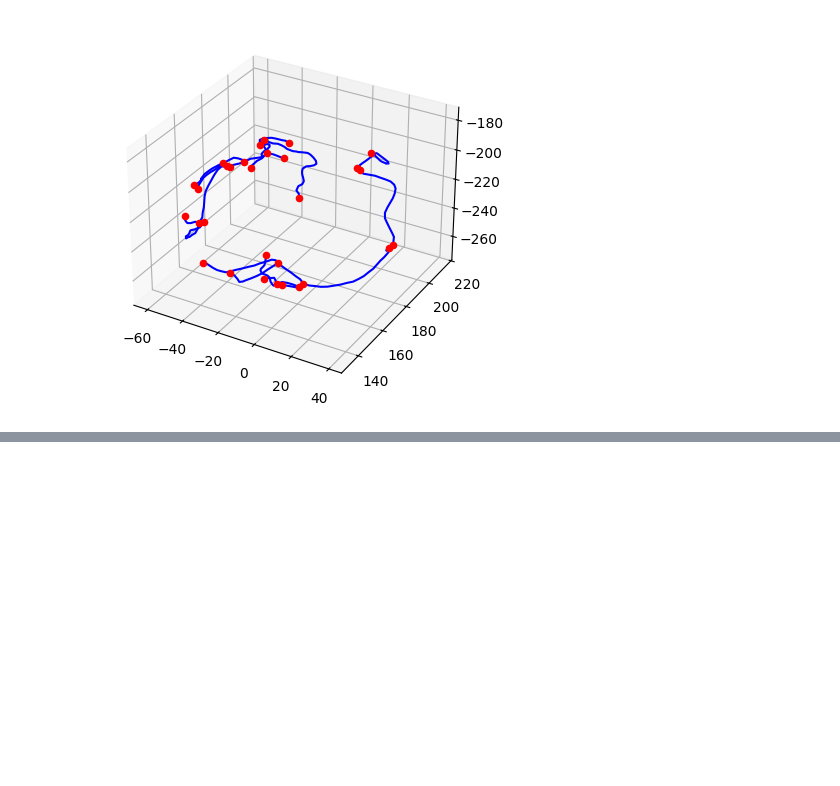
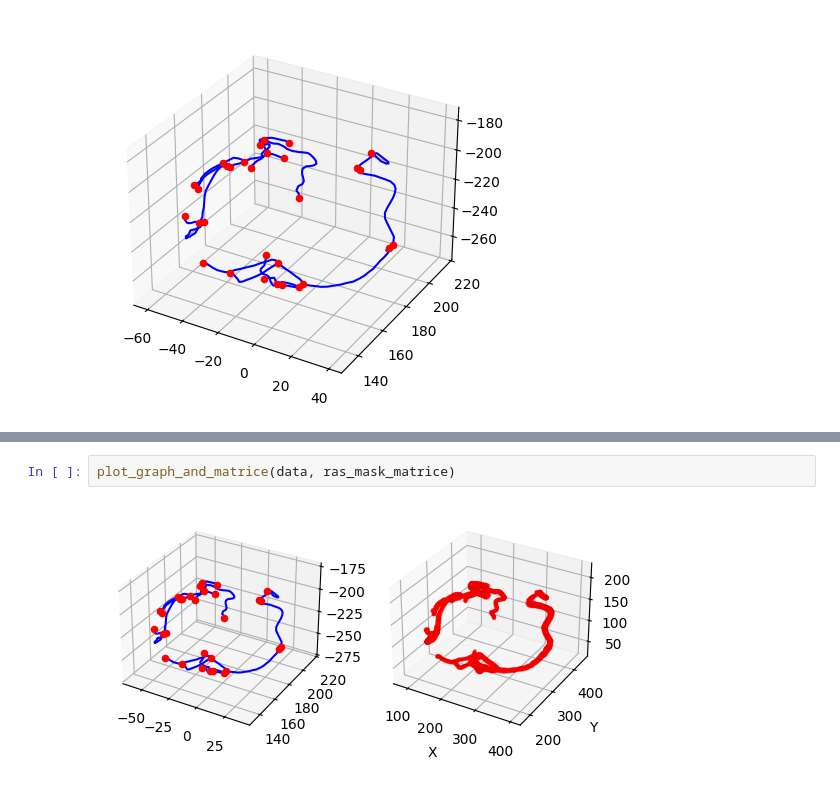
Before and after one commit to philippweinmann/mip_local_unet, a Jupyter notebook: label_graph_viz.ipynb, the cells around one changed output, grey strips where cells are left out. Cells and saved outputs as stored; diff of their text form; blank space fills up the shorter version.

```diff
--- a/label_graph_viz.ipynb
+++ b/label_graph_viz.ipynb
@@ -68,0 +139,4 @@ plt.show()
+# %%
+plot_graph_and_matrice(data, ras_mask_matrice)
+# %% [output]
+[figure, added]
```
Also changed, not shown: parts of 4 cells of this notebook.
